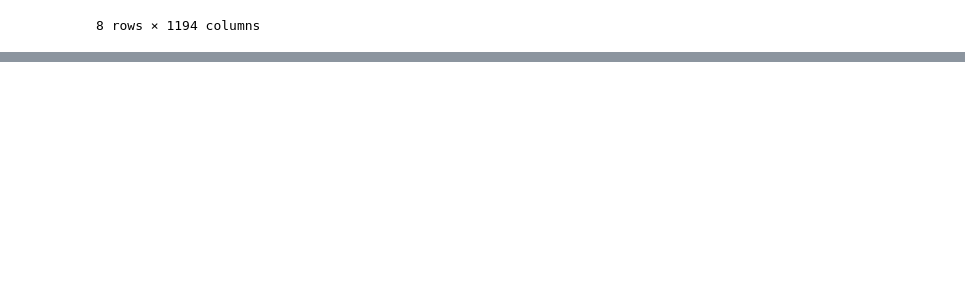
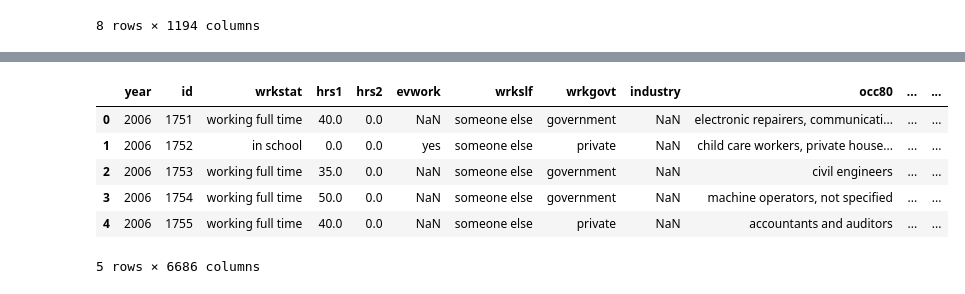
Before and after one commit to tiffanybuii/project_gss, a Jupyter notebook: get_gss.ipynb, the cells around one changed output, grey strips where cells are left out. Saved outputs shown, nothing was run; the diff lists cells and outputs as text; code cells hidden in the pictures; blank space fills up the shorter version.

```diff
--- a/get_gss.ipynb
+++ b/get_gss.ipynb
@@ -140,0 +171,11 @@ Length: 6686, dtype: int64
+# %%
+
+df.head()
+# %% [output]
+|  | year | id | wrkstat | hrs1 | hrs2 | evwork | wrkslf | wrkgovt | industry | occ80 | ... | ... |
+| 0 | 2006 | 1751 | working full time | 40.0 | 0.0 | NaN | someone else | government | NaN | electronic repairers, communicati... | ... | ... |
+| 1 | 2006 | 1752 | in school | 0.0 | 0.0 | yes | someone else | private | NaN | child care workers, private house... | ... | ... |
+| 2 | 2006 | 1753 | working full time | 35.0 | 0.0 | NaN | someone else | government | NaN | civil engineers | ... | ... |
+| 3 | 2006 | 1754 | working full time | 50.0 | 0.0 | NaN | someone else | government | NaN | machine operators, not specified | ... | ... |
+| 4 | 2006 | 1755 | working full time | 40.0 | 0.0 | NaN | someone else | private | NaN | accountants and auditors | ... | ... |
+5 rows × 6686 columns
```
Also changed, not shown: parts of 3 cells of this notebook.
